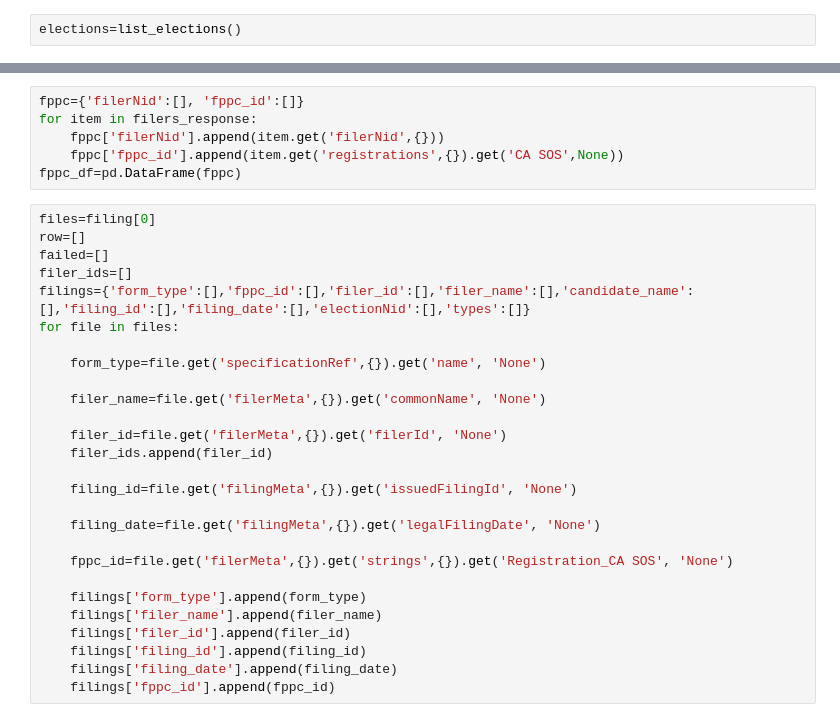
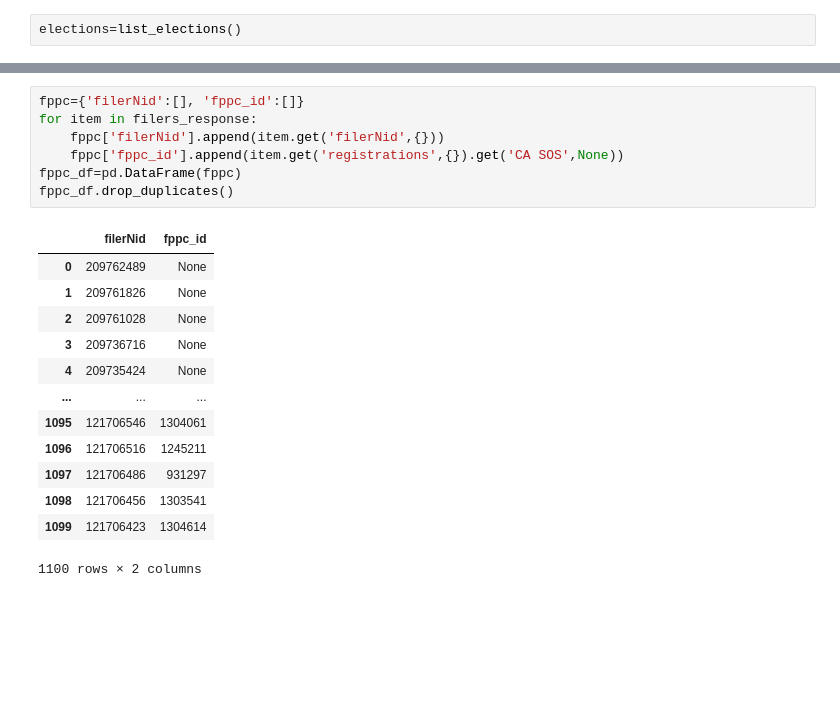
Before and after one commit to FrancisDoran/candidate-table, a Jupyter notebook: francis-testing.ipynb, the cells around one changed output, grey strips where cells are left out. Saved outputs shown, nothing was run; the diff lists cells and outputs as text; blank space fills up the shorter version.

```diff
--- a/francis-testing.ipynb
+++ b/francis-testing.ipynb
@@ -94,33 +216,21 @@ elections=list_elections()
 # %%
 fppc={'filerNid':[], 'fppc_id':[]}
 for item in filers_response:
     fppc['filerNid'].append(item.get('filerNid',{}))
     fppc['fppc_id'].append(item.get('registrations',{}).get('CA SOS',None))
 fppc_df=pd.DataFrame(fppc)
+fppc_df.drop_duplicates()
+# %% [output]
+|  | filerNid | fppc_id |
+| 0 | 209762489 | None |
+| 1 | 209761826 | None |
+| 2 | 209761028 | None |
+| 3 | 209736716 | None |
+| 4 | 209735424 | None |
+| ... | ... | ... |
+| 1095 | 121706546 | 1304061 |
+| 1096 | 121706516 | 1245211 |
+| 1097 | 121706486 | 931297 |
+| 1098 | 121706456 | 1303541 |
+| 1099 | 121706423 | 1304614 |
+1100 rows × 2 columns
-# %%
-files=filing[0]
-row=[]
-failed=[]
-filer_ids=[]
-filings={'form_type':[],'fppc_id':[],'filer_id':[],'filer_name':[],'candidate_name':[],'filing_id':[],'filing_date':[],'electionNid':[],'types':[]}
-for file in files:
-
-    form_type=file.get('specificationRef',{}).get('name', 'None')
-
-    filer_name=file.get('filerMeta',{}).get('commonName', 'None')
-
-    filer_id=file.get('filerMeta',{}).get('filerId', 'None')
-    filer_ids.append(filer_id)
-
-    filing_id=file.get('filingMeta',{}).get('issuedFilingId', 'None')
-
-    filing_date=file.get('filingMeta',{}).get('legalFilingDate', 'None')
-
-    fppc_id=file.get('filerMeta',{}).get('strings',{}).get('Registration_CA SOS', 'None')
-
-    filings['form_type'].append(form_type)
-    filings['filer_name'].append(filer_name)
-    filings['filer_id'].append(filer_id)
-    filings['filing_id'].append(filing_id)
-    filings['filing_date'].append(filing_date)
-    filings['fppc_id'].append(fppc_id)
```
Also changed, not shown: parts of 17 cells of this notebook.
